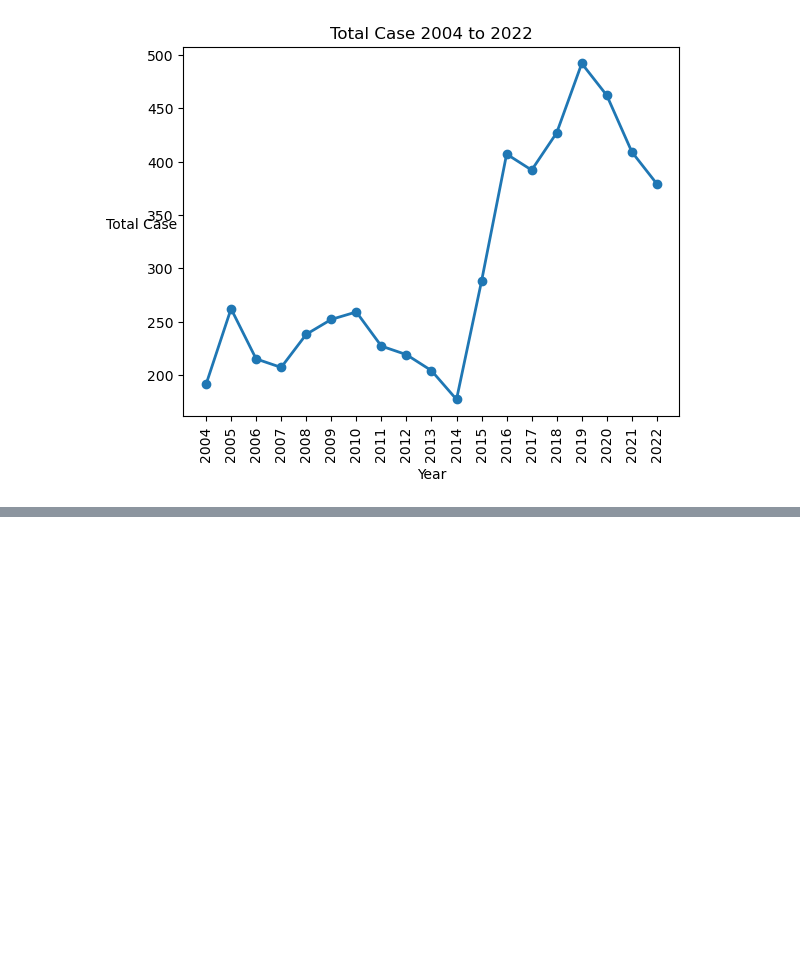
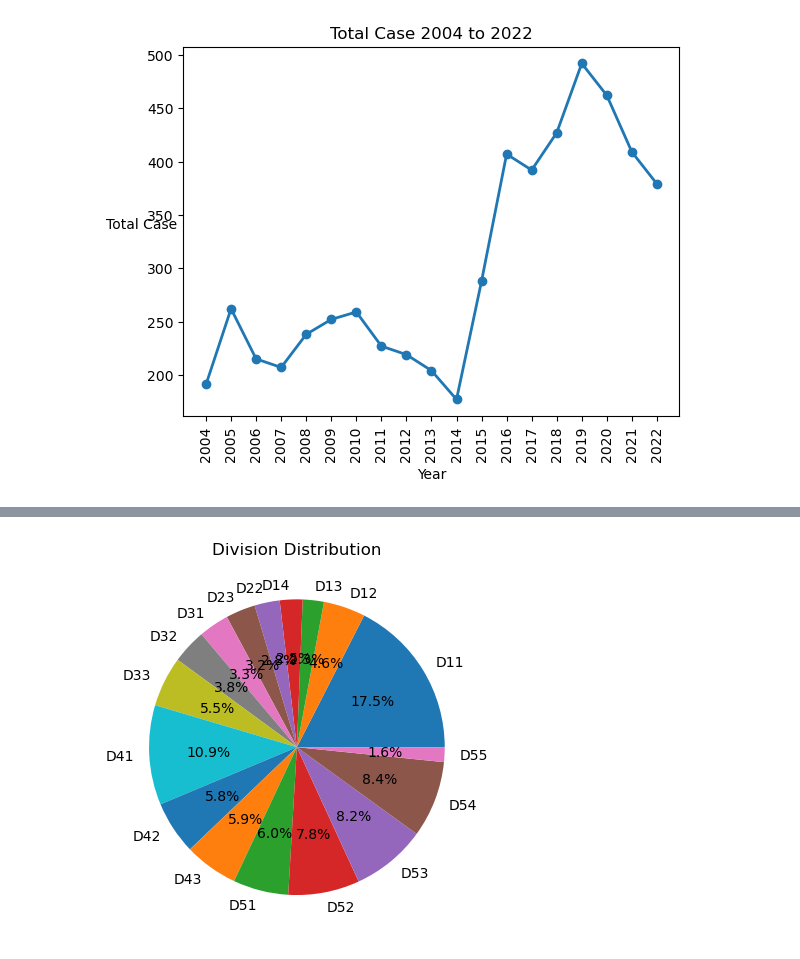
Before and after one commit to ZorroHZR/MBAN6110_Datascience, a Jupyter notebook: SFD_Data.ipynb, the cells around one changed output, grey strips where cells are left out. Drawn from its saved outputs; the diff is of its cells as text; code cells hidden in the pictures; blank space fills up the shorter version.

```diff
--- a/SFD_Data.ipynb
+++ b/SFD_Data.ipynb
@@ -145,0 +196,10 @@ plt.show()
+# %%
+labels = ['D11', 'D12', 'D13', 'D14', 'D22', 'D23', 'D31', 'D32', 'D33', 'D41', 'D42', 'D43', 'D51', 'D52', 'D53', 'D54', 'D55']
+sizes = counts.values()
+
+plt.pie(sizes, labels=labels, autopct='%1.1f%%')
+plt.title('Division Distribution')
+
+plt.show()
+# %% [output]
+[figure, added]
```
Also changed, not shown: parts of 6 cells of this notebook.
